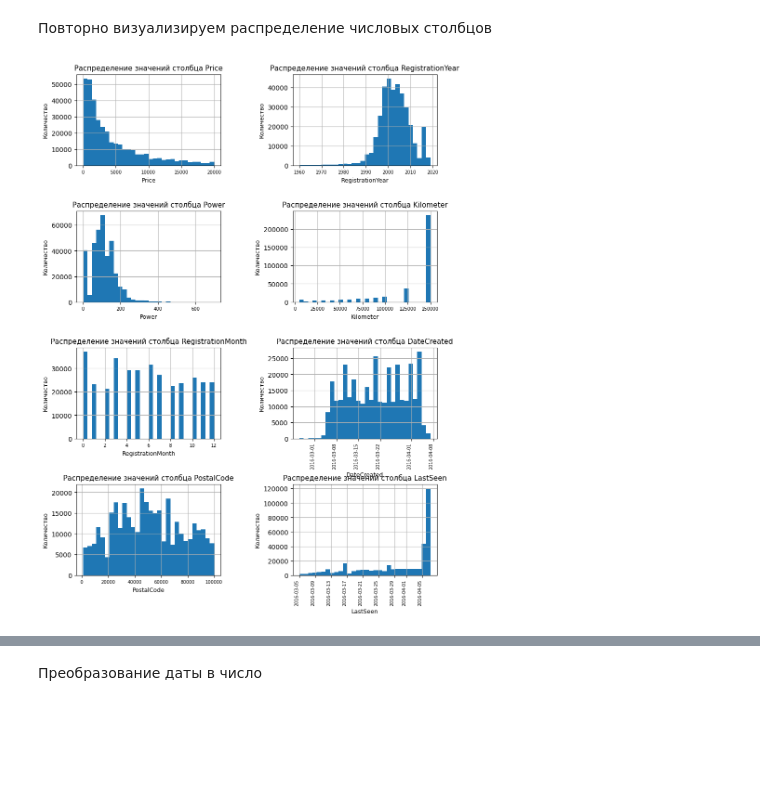
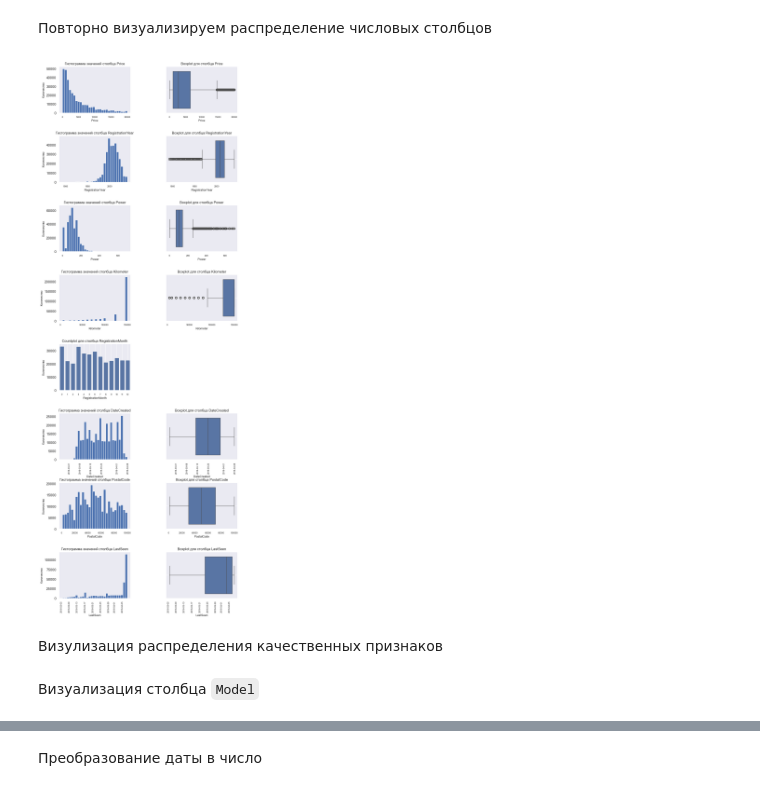
Before and after one commit to Pershin-A/My_projects, a Jupyter notebook: Определение стоимости автомобилей/Определение стоимости автомобилей.ipynb, the cells around one changed output, grey strips where cells are left out. Saved outputs shown, nothing was run; the diff lists cells and outputs as text; code cells hidden in the pictures; blank space fills up the shorter version.

```diff
--- a/Определение стоимости автомобилей/Определение стоимости автомобилей.ipynb
+++ b/Определение стоимости автомобилей/Определение стоимости автомобилей.ipynb
@@ -206,8 +249,8 @@ Name: count, dtype: int64
 ### Заполнение пропущенных значений
 # %%
 data['VehicleType'] = data['VehicleType'].fillna('unknown')
-data['Gearbox'] = data['Gearbox'].fillna(data['Gearbox'].mode()[0])
-#data['Gearbox'] = data['Gearbox'].fillna('unknown')
+#data['Gearbox'] = data['Gearbox'].fillna(data['Gearbox'].mode()[0])
+data['Gearbox'] = data['Gearbox'].fillna('unknown')
 data['FuelType'] = data['FuelType'].fillna('unknown')
 data['Repaired'] = data['Repaired'].fillna('unknown')
 data['Model'] = data['Model'].fillna('unknown')
@@ -263,0 +324,2 @@ data.duplicated().sum()
+# %%
+data['FuelType'] = data['FuelType'].replace('gasoline', 'petrol')
@@ -309,5 +381,3 @@ values_and_type(data)
-# %%
-data.drop(columns=['DateCrawled', 'NumberOfPictures'], inplace=True)
 # %% [markdown]
 Изменение типов
 # %%
@@ -435,29 +529,55 @@ Timestamp('2016-02-25 08:44:09.600000')
 # %% [markdown]
 Удаляем
 # %%
-data = data[(data['RegistrationYear'] >= 1960) & (data['RegistrationYear'] <= 2026)]
+data = data[~((data['RegistrationYear'] < 1957) | (data['RegistrationYear'] > 2016) | ((data['RegistrationYear'] == 2016 ) & (data['RegistrationMonth'] > 4)))]
 data = data[data['Power'] <= 700]
 data = data[data['DateCreated'] >= pd.Timestamp('2016-02-25 00:00:00')]
 # %% [markdown]
 Повторно визуализируем распределение числовых столбцов
 # %%
 numerical_columns = ['Price', 'RegistrationYear', 'Power', 'Kilometer', 'RegistrationMonth', 'DateCreated', 'PostalCode', 'LastSeen']
-
-fig = plt.figure(figsize=(10,14))
+discrete_columns = ['RegistrationMonth']
+fig = plt.figure(figsize=(10,30))
 
 for i, column in enumerate(numerical_columns):
     curr_data = data[column]
-    plt.subplot(4, 2, i+1)
-    plt.hist(curr_data, bins=30)
-    plt.title('Распределение значений столбца ' + column, fontsize=11)
-    if column in ['DateCreated', 'LastSeen']:
-        plt.xticks(rotation=90, ha='right', fontsize=7)
+    if column not in discrete_columns:
+        # Гистограмма для непрерывных числовых признаков
+        plt.subplot(8, 2, 2*i+1)
+        plt.hist(curr_data, bins=30)
+        plt.title('Гистограмма значений столбца ' + column, fontsize=11)
+        if column in ['DateCreated', 'LastSeen']:
+            plt.xticks(rotation=90, ha='right', fontsize=7)
+        else:
+            plt.xticks(fontsize=7)
+        plt.xlabel(column, fontsize=9)
+        plt.ylabel('Количество', fontsize=9)
+        plt.grid()
+
+        #boxplot для непрерывных числовых признаков
+        plt.subplot(8, 2, 2*i+2)
+        sns.boxplot(x=curr_data)
+        plt.title('Boxplot для столбца ' + column, fontsize=11)
+        if column in ['DateCreated', 'LastSeen']:
+            plt.xticks(rotation=90, ha='right', fontsize=7)
+        else:
+            plt.xticks(fontsize=7)
+        plt.xlabel(column, fontsize=9)
+        plt.grid()
     else:
+        # countplot для дискретных числовых признаков
+        plt.subplot(8, 2, 2*i+1)
+        sns.countplot(x=curr_data)
+        plt.title('Countplot для столбца ' + column, fontsize=11)
         plt.xticks(fontsize=7)
-    plt.xlabel(column, fontsize=9)
-    plt.ylabel('Количество', fontsize=9)
-    plt.grid()
+        plt.xlabel(column, fontsize=9)
+        plt.ylabel('Количество', fontsize=9)
+        plt.grid()
 plt.subplots_adjust(wspace=0.5, hspace=0.5)
 plt.show()
 # %% [output]
-[figure, old version]
+[figure, new version]
+# %% [markdown]
+Визулизация распределения качественных признаков
+# %% [markdown]
+Визуализация столбца `Model`
```
Also changed, not shown: parts of 76 cells of this notebook, 5 other files.
